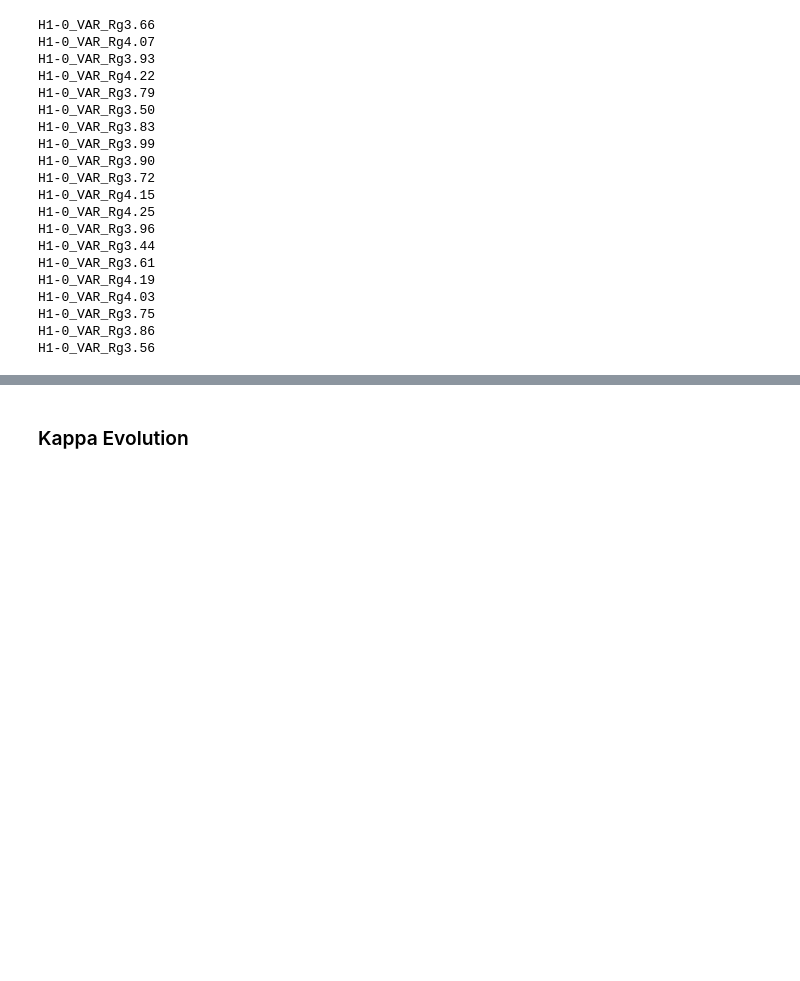
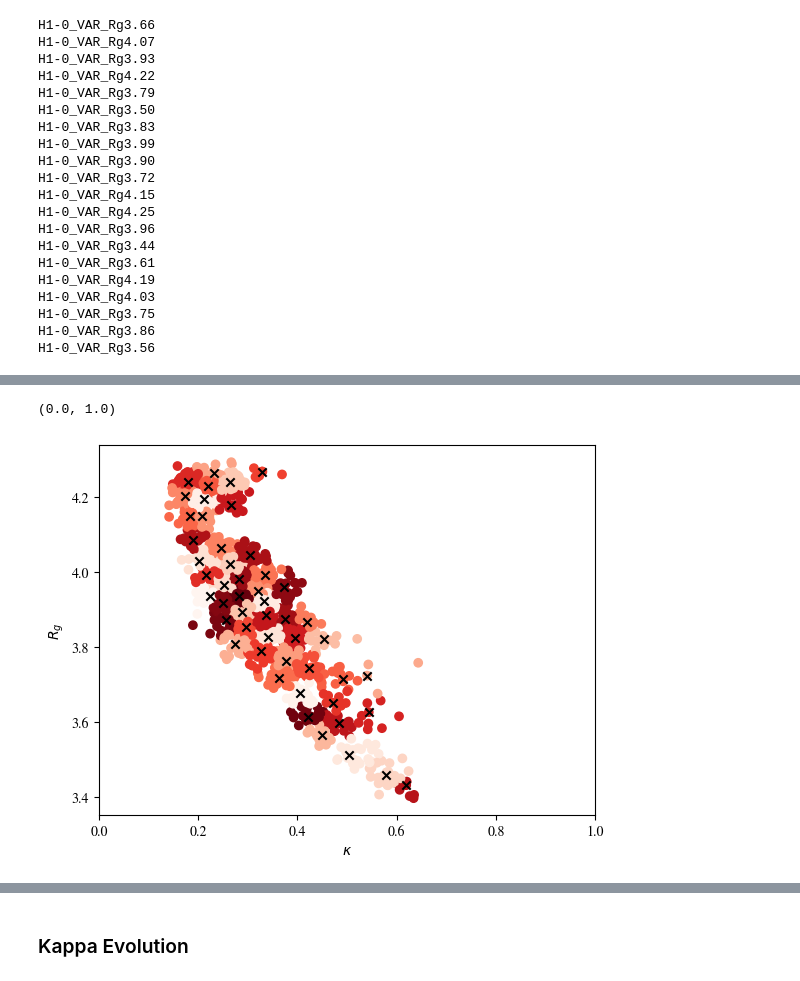
Before and after one commit to frederikespersen/OrthoIDP, a Jupyter notebook: exp/idpevo_h1-0/idpevo_h1-0.ipynb, the cells around one changed output, grey strips where cells are left out. Cells and saved outputs as stored; diff of their text form; code cells hidden in the pictures; blank space fills up the shorter version.

```diff
--- a/exp/idpevo_h1-0/idpevo_h1-0.ipynb
+++ b/exp/idpevo_h1-0/idpevo_h1-0.ipynb
@@ -494,0 +512,5 @@ H1-0_VAR_Rg3.56
+# %%
+# Using Rg and kappa for clustering
+features = pd.DataFrame({'Rg': allevo['Rg'].astype(float),
+                         'kappa': allevo.sequence.apply(lambda seq: analyse_utils.SequenceParameters(seq).get_kappa())})
+features
@@ -494,0 +531,4 @@ H1-0_VAR_Rg3.56
+# %%
+# Clustering
+kmeans = KMeans(n_clusters=50)
+kmeans.fit(features)
@@ -494,0 +537,25 @@ H1-0_VAR_Rg3.56
+# %%
+# Choosing centroid based on Rg from fitted cluster center
+centroid_sequences = []
+centroid_Rgs = []
+centroid_kappas = []
+for i in range(kmeans.n_clusters):
+
+    # Getting feature data for centroid and cluster sequence
+    centroid_fit = kmeans.cluster_centers_[i]
+    cluster = features.iloc[kmeans.labels_ == i].to_numpy()
+
+    # Calculating distance, scaling for each measure
+    centroid_distance = abs(cluster - centroid_fit)
+    centroid_distance = (centroid_distance/centroid_distance.std(axis=0)).sum(axis=1)
+
+    # Finding closest sequence to centroid
+    centroid_idx = centroid_distance.argmin()
+    centroid = allevo[kmeans.labels_ == i].iloc[centroid_idx].sequence
+    centroid_Rg = features[kmeans.labels_ == i].iloc[centroid_idx].Rg
+    centroid_kappa = features[kmeans.labels_ == i].iloc[centroid_idx].kappa
+
+    print(centroid)
+    centroid_sequences.append(centroid)
+    centroid_Rgs.append(centroid_Rg)
+    centroid_kappas.append(centroid_kappa)
@@ -494,0 +580,10 @@ H1-0_VAR_Rg3.56
+# %%
+# Checking centroids
+plt.scatter(features.kappa, features.Rg, c=kmeans.labels_/kmeans.n_clusters, cmap='Reds')
+plt.scatter(centroid_kappas, centroid_Rgs, color='k', marker='x')
+plt.xlabel('$\kappa$')
+plt.ylabel('$R_g$')
+plt.xlim(0,1)
+# %% [output]
+(0.0, 1.0)
+[figure, added]
```
Also changed, not shown: parts of 12 cells of this notebook, 4 other files.
